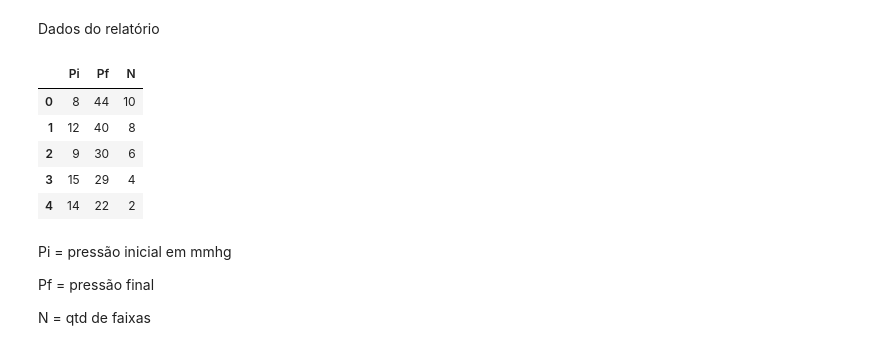
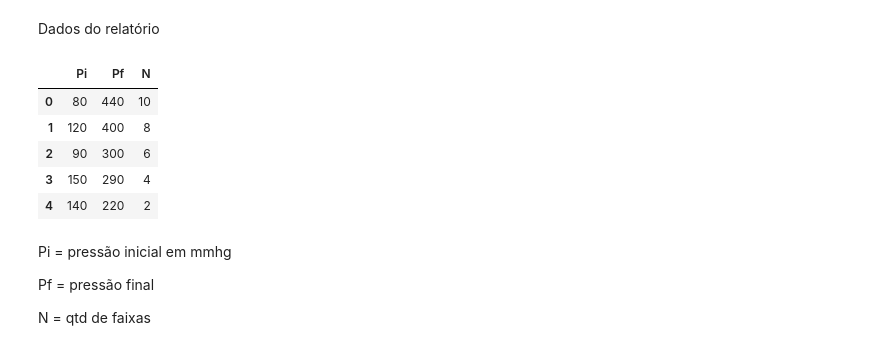
Before and after one commit to ms-cmy/relatorios-2024-est2, a Jupyter notebook: relatorio_3/experimento.ipynb, the cells around one changed output. Drawn from its saved outputs; the diff is of its cells as text; code cells hidden in the pictures.

```diff
--- a/relatorio_3/experimento.ipynb
+++ b/relatorio_3/experimento.ipynb
@@ -9,21 +10,23 @@ Dados do relatório
 # %%
 # pressao em cm hm
 # erro a menor medição foi 1
 dados = {
     'Pi': [8, 12, 9, 15, 14],
     'Pf': [44, 40, 30, 29, 22],
     'N': [10, 8, 6, 4, 2]
 }
 
 df = pd.DataFrame(dados)
+df['Pi'] = df['Pi'] * 10
+df['Pf'] = df['Pf'] * 10
 df
 # %% [output]
 |  | Pi | Pf | N |
-| 0 | 8 | 44 | 10 |
-| 1 | 12 | 40 | 8 |
-| 2 | 9 | 30 | 6 |
-| 3 | 15 | 29 | 4 |
-| 4 | 14 | 22 | 2 |
+| 0 | 80 | 440 | 10 |
+| 1 | 120 | 400 | 8 |
+| 2 | 90 | 300 | 6 |
+| 3 | 150 | 290 | 4 |
+| 4 | 140 | 220 | 2 |
 # %% [markdown]
 Pi = pressão inicial em mmhg
 
```
Also changed, not shown: parts of 30 cells of this notebook.
